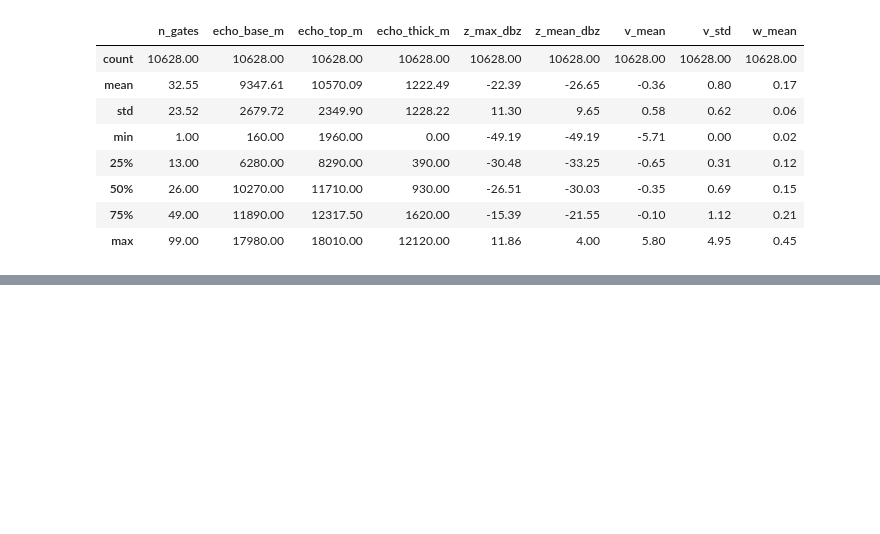
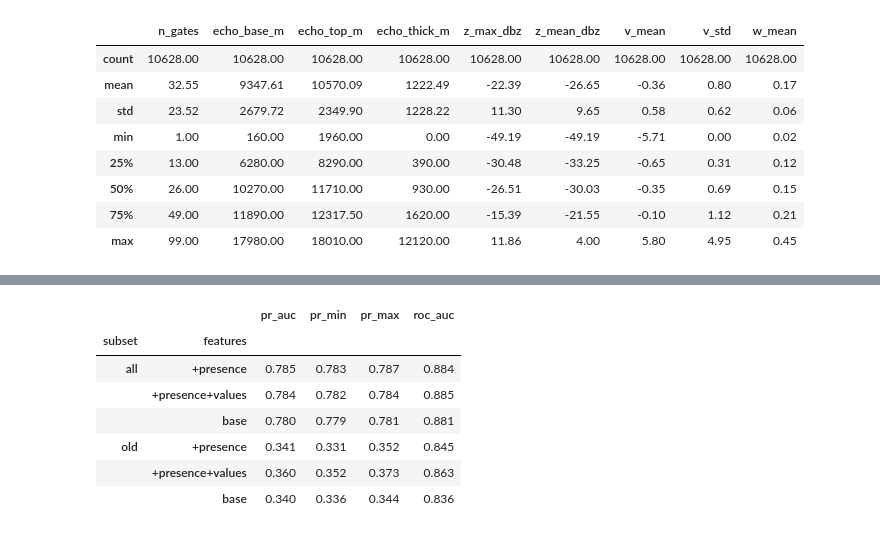
Before and after one commit to alecpblevins/ARM_Cloud_Modeling, a Jupyter notebook: notebooks/11_radar_profiles.ipynb, the cells around one changed output, grey strips where cells are left out. Drawn from its saved outputs; the diff is of its cells as text; code cells hidden in the pictures; blank space fills up the shorter version.

```diff
--- a/notebooks/11_radar_profiles.ipynb
+++ b/notebooks/11_radar_profiles.ipynb
@@ -144,0 +328,31 @@ dtype: float64
+# %%
+BASE = [c for c in df.columns if c not in {"current_state", "target", "fold", "y"}]  # base set of features excluding target and fold columns
+PRESENCE = ["echo_frac", "echo_frac_mean_5min", "echo_frac_mean_20min"]  # radar presence features
+VALUES = [c for c in RF if c not in PRESENCE]  # radar value features
+SETS = {"base": BASE, "+presence": BASE + PRESENCE, "+presence+values": BASE + PRESENCE + VALUES} #Defining our sets
+
+trr, var = (dfr[dfr.fold == k] for k in ["train", "val"]) # split the data into training and validation sets based on the fold column
+var_old = var[var.run_length_min > 60] # subset of validation data with run length greater than 60 minutes
+
+rows = []
+for name, cols in SETS.items():  # iterate over each feature set
+    for seed in range(3):  # iterate over different random seeds for model training
+        m = HistGradientBoostingClassifier(max_depth=6, learning_rate=0.05, max_iter=300,
+                                           early_stopping=True, validation_fraction=0.1, random_state=seed)
+        m.fit(trr[cols], trr.y)  # fit the model on the training data with the selected feature set
+        for sub, d in [("all", var), ("old", var_old)]:  # evaluate on all validation data and the subset with long run length
+            p = m.predict_proba(d[cols])[:, 1]  # predict probabilities for the positive class
+            rows.append(dict(features=name, seed=seed, subset=sub,
+                             pr_auc=average_precision_score(d.y, p), roc_auc=roc_auc_score(d.y, p)))  # store the evaluation metrics
+res = pd.DataFrame(rows)
+display(res.groupby(["subset", "features"]).agg(pr_auc=("pr_auc", "mean"), pr_min=("pr_auc", "min"),
+                                                pr_max=("pr_auc", "max"), roc_auc=("roc_auc", "mean")).round(3))
+# %% [output]
+|  |  | pr_auc | pr_min | pr_max | roc_auc |
+| subset | features |  |  |  |  |
+| all | +presence | 0.785 | 0.783 | 0.787 | 0.884 |
+|  | +presence+values | 0.784 | 0.782 | 0.784 | 0.885 |
+|  | base | 0.780 | 0.779 | 0.781 | 0.881 |
+| old | +presence | 0.341 | 0.331 | 0.352 | 0.845 |
+|  | +presence+values | 0.360 | 0.352 | 0.373 | 0.863 |
+|  | base | 0.340 | 0.336 | 0.344 | 0.836 |
```
Also changed, not shown: parts of 19 cells of this notebook.
